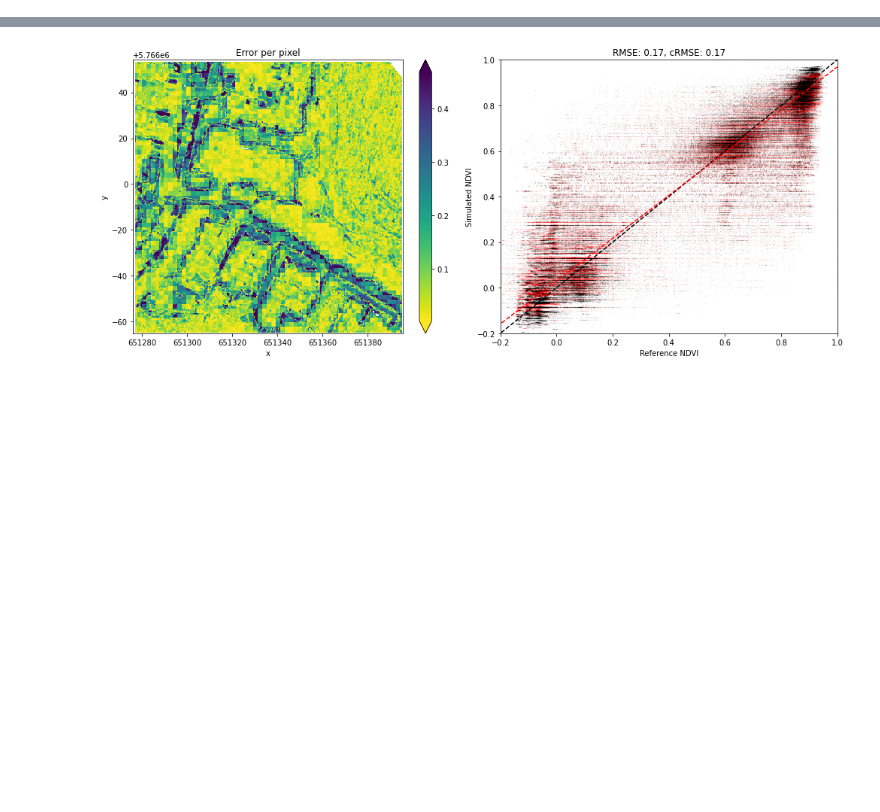
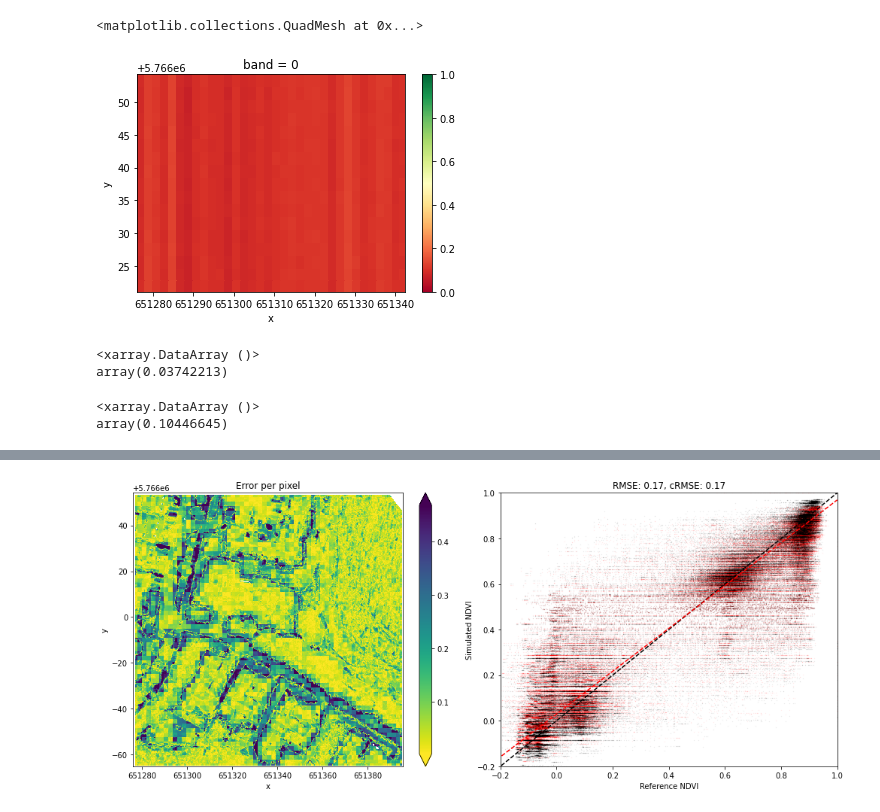
Before and after one commit to joe-fennell/pyeosim, a Jupyter notebook: 2_CMOS.ipynb, the cells around one changed output, grey strips where cells are left out. Cells and saved outputs as stored; diff of their text form; code cells hidden in the pictures; blank space fills up the shorter version.

```diff
--- a/2_CMOS.ipynb
+++ b/2_CMOS.ipynb
@@ -106,0 +104,4 @@ TypeError: unsupported format string passed to numpy.ndarray.__format__
+# %%
+cmos_pipe = CmosReflectance(cmos, TOA_ref, store_steps=True)
+# %%
+cmos_pipe.fit(TOA_10)
@@ -106,0 +110,19 @@ TypeError: unsupported format string passed to numpy.ndarray.__format__
+# %%
+un = cmos_pipe.cmos_sensor.transform(TOA_10)
+un2 = cmos_pipe.cmos_sensor.transform(TOA_ref)
+ref_2 = un/un2
+# %%
+ref_2.isel(band=0).plot(vmin=0,vmax=1,cmap='RdYlGn')
+# %% [output]
+<matplotlib.collections.QuadMesh at 0x...>
+[figure, added]
+# %%
+ref_2.std()
+# %% [output]
+<xarray.DataArray ()>
+array(0.03742213)
+# %%
+ref_2.mean()
+# %% [output]
+<xarray.DataArray ()>
+array(0.10446645)
```
Also changed, not shown: parts of 10 cells of this notebook, 8 other files.
